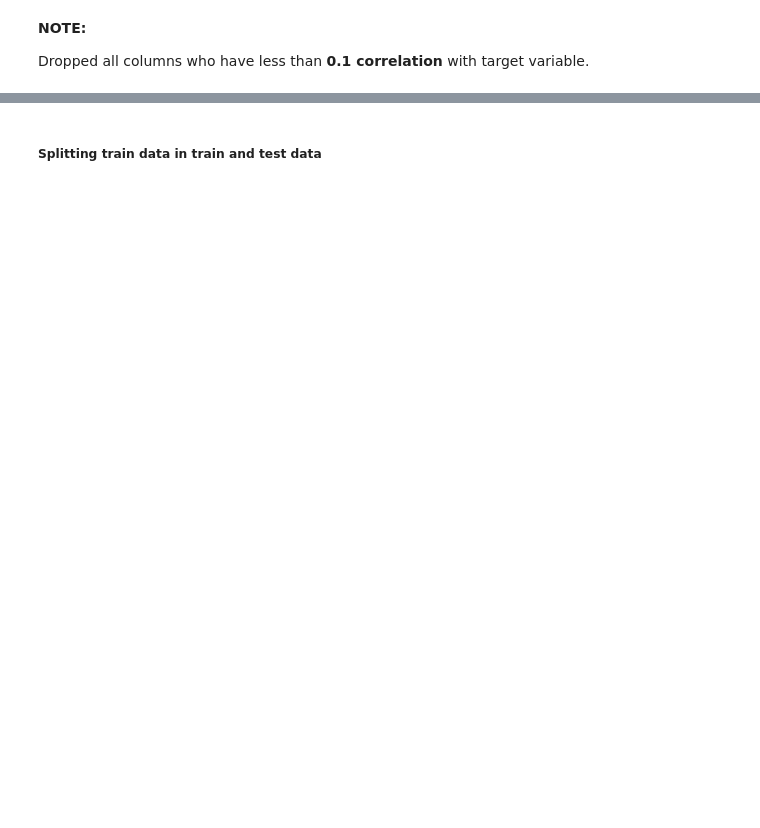
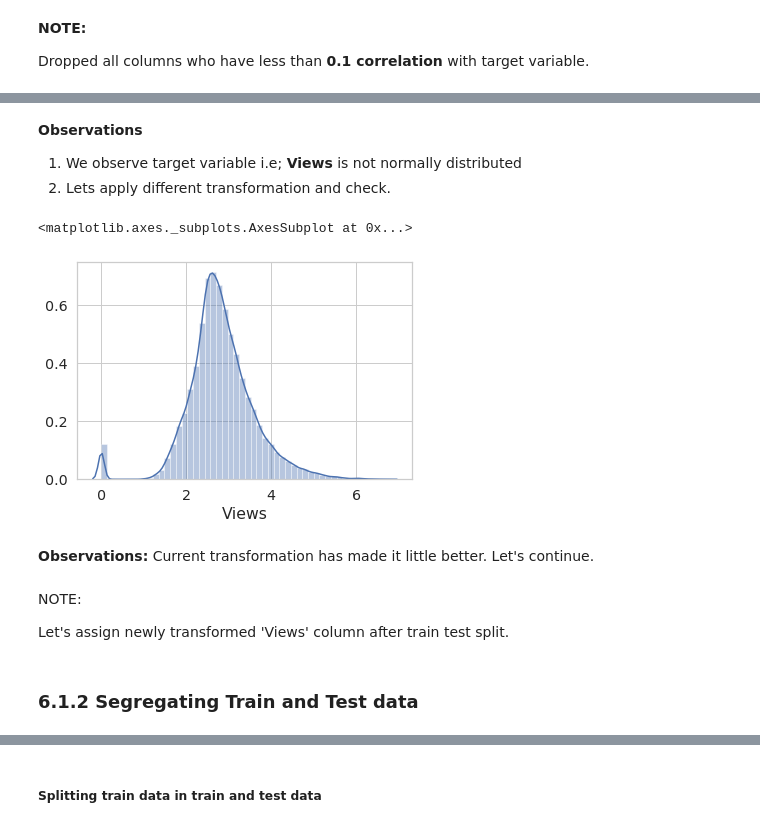
Before and after one commit to raju4789/MachineLearningUsingPython, a Jupyter notebook: ML/Songs Views Prediction/ChartBustersParticipants.ipynb, the cells around one changed output, grey strips where cells are left out. Cells and saved outputs as stored; diff of their text form; code cells hidden in the pictures; blank space fills up the shorter version.

```diff
--- a/ML/Songs Views Prediction/ChartBustersParticipants.ipynb
+++ b/ML/Songs Views Prediction/ChartBustersParticipants.ipynb
@@ -689,0 +675,13 @@ Dropped all columns who have less than **0.1 correlation** with target variable.
+# %% [markdown]
+**Observations**
+
+1. We observe target variable i.e; **Views** is not normally distributed
+2. Lets apply different transformation and check.
+# %%
+views_trans = views.apply(lambda x : x**(1/10))
+sns.distplot(views_trans, color="b")
+# %% [output]
+<matplotlib.axes._subplots.AxesSubplot at 0x...>
+[figure, added]
+# %% [markdown]
+**Observations:** Current transformation has made it little better. Let's continue.
@@ -689,0 +690,7 @@ Dropped all columns who have less than **0.1 correlation** with target variable.
+# %% [markdown]
+NOTE:
+
+Let's assign newly transformed 'Views' column after train test split.
+# %% [markdown]
+ <a id=section60102></a>
+ ### 6.1.2 Segregating Train and Test data
```
Also changed, not shown: parts of 47 cells of this notebook.
